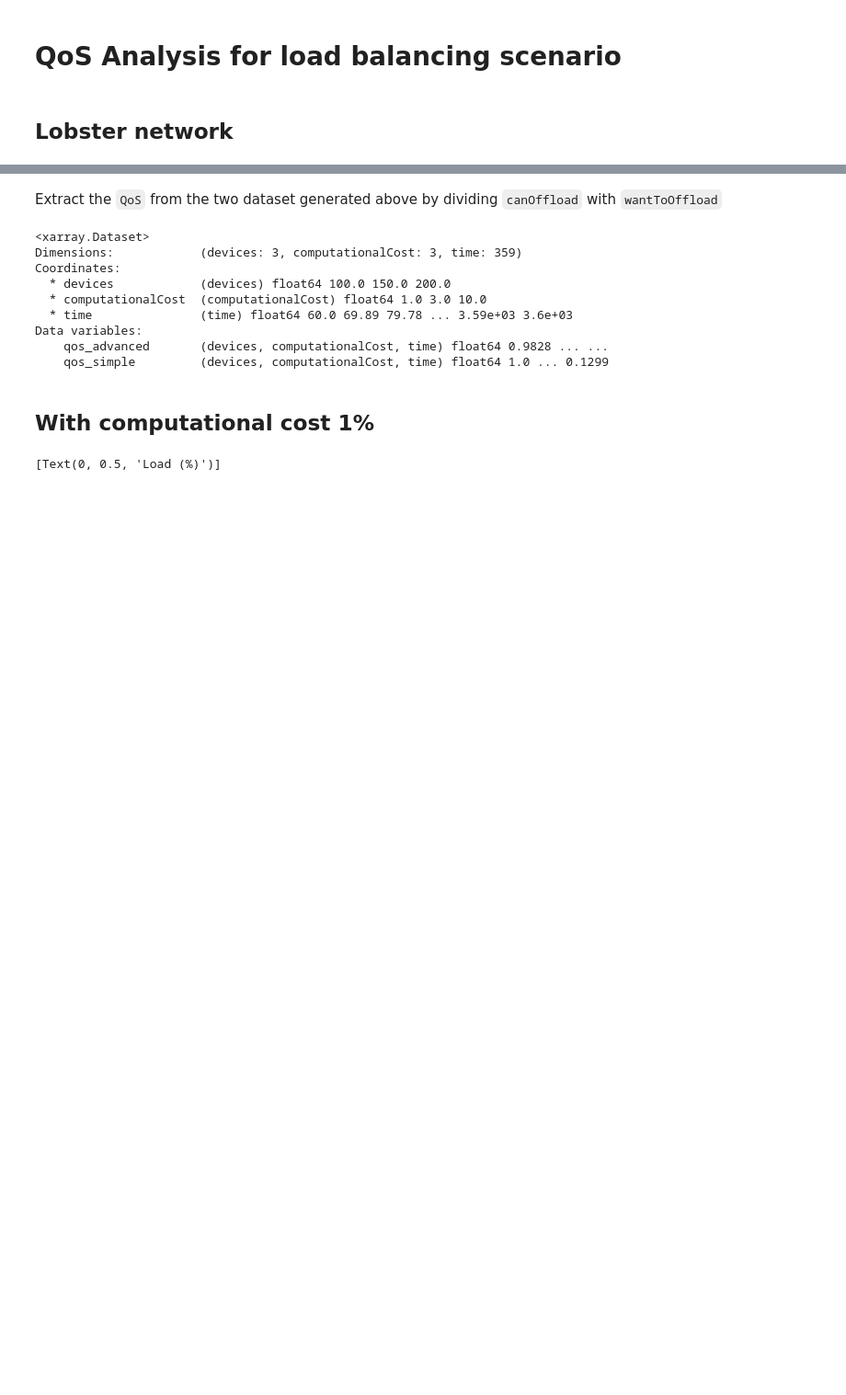
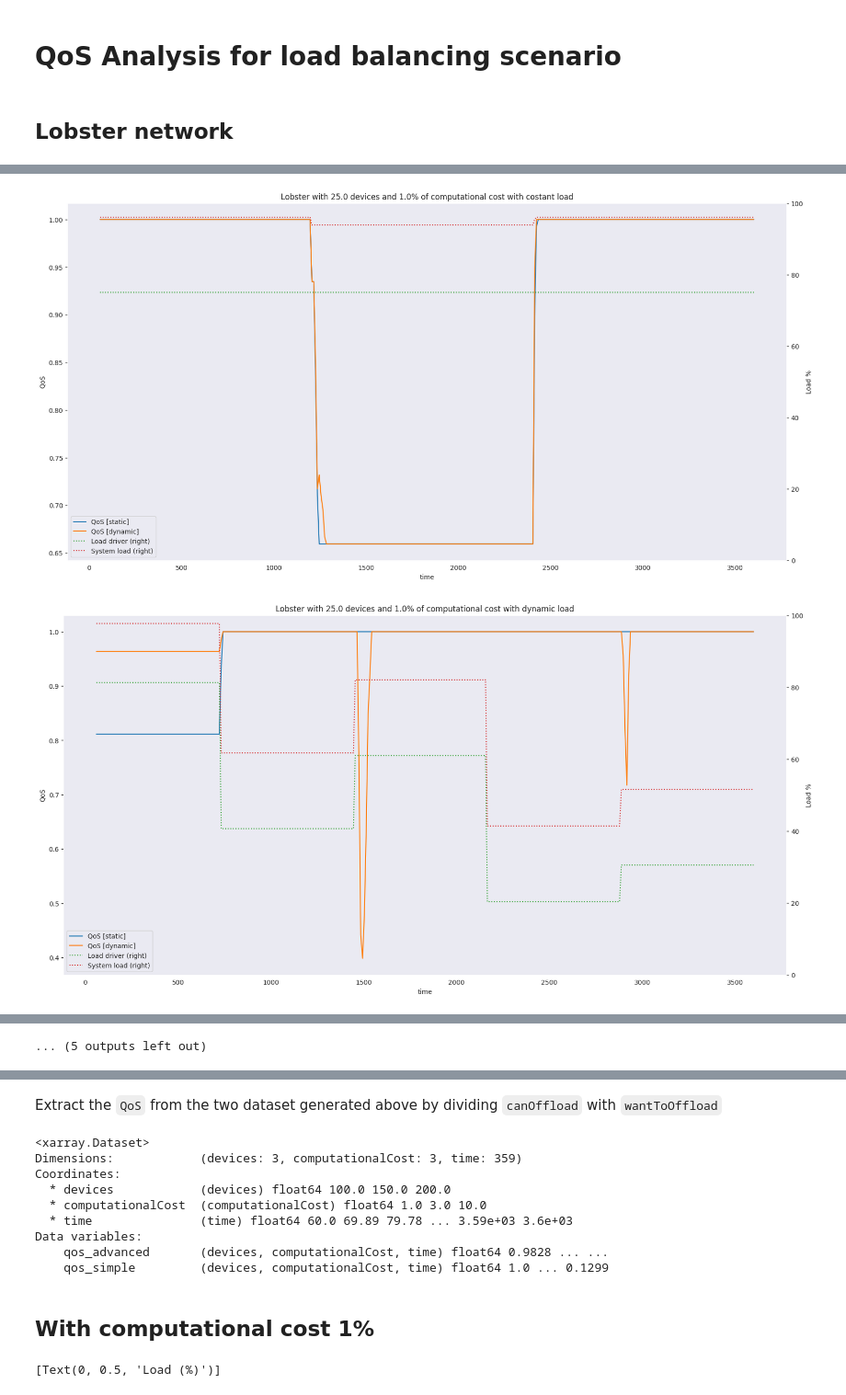
Before and after one commit to nicolasfara/reconfiguration-experiments, a Jupyter notebook: data-visualization/data-exploration.ipynb, the cells around one changed output, grey strips where cells are left out. Shown at 92% size. Cells and saved outputs as stored; diff of their text form; code cells hidden in the pictures; blank space fills up the shorter version.

```diff
--- a/data-visualization/data-exploration.ipynb
+++ b/data-visualization/data-exploration.ipynb
@@ -22,7 +23,7 @@ output_directory = '../charts/custom-charts'
 # How to name the summary of the processed data
 pickleOutput = 'data_summary'
 # Experiment prefixes: one per experiment (root of the file name)
-experiments = ['load_based_advanced_barabasi', 'load_based_simple_barabasi', 'load_based_advanced_lobster', 'load_based_simple_lobster']
+experiments = ['load_based']
 floatPrecision = '{: 0.3f}'
 # Number of time samples
 timeSamples = 359
@@ -126,5 +129,6 @@ else:
 # %% [markdown]
 ## Lobster network
 # %%
-simple_dataset = means['load_based_simple_lobster']
-advanced_dataset = means['load_based_advanced_lobster']
+dataset = means['load_based']
+stdevs = stdevs['load_based']
+dataset
@@ -130,0 +156,35 @@ advanced_dataset = means['load_based_advanced_lobster']
+# %%
+lobster = dataset.sel({"network": "lobster" }, drop=True).assign(qos=lambda x: x["canOffload[sum]"] / x["wantToOffload[sum]"])
+lobster_stdevs = stdevs.sel({"network": "lobster" }, drop=True).assign(qos=lambda x: x["canOffload[sum]"] / x["wantToOffload[sum]"])
+# %%
+def extract_values(dataset, stdevs, behaviour, computational_cost, devices, load):
+    values = dataset.sel({"behavior": behaviour, "computationalCost": computational_cost, "devices": devices, "load": load }, drop=True)["qos"].to_numpy()
+    errors = stdevs.sel({"behavior": behaviour, "computationalCost": computational_cost, "devices": devices, "load": load }, drop=True)["qos"].to_numpy()
+    plus_errors = values + errors
+    minus_errors = values - errors
+    return (values, plus_errors, minus_errors)
+# %%
+x_time = lobster['time'].to_numpy()
+
+behavior = dataset.coords["behavior"].values
+devices = dataset.coords["devices"].values
+computationalCost = dataset.coords["computationalCost"].values
+load = dataset.coords["load"].values
+
+for dev in devices:
+    for compCost in computationalCost:
+        for ld in load:
+            (simple_values, simple_plus_errors, simple_minus_errors) = extract_values(lobster, lobster_stdevs, "simple", compCost, dev, ld)
+            (advanced_values, advanced_plus_errors, advanced_minus_errors) = extract_values(lobster, lobster_stdevs, "advanced", compCost, dev, ld)
+            load_driver = lobster.sel({"behavior": bhv, "computationalCost": compCost, "devices": dev, "load": ld }, drop=True)["load[mean]"].to_numpy()
+            effective_load = lobster.sel({"behavior": bhv, "computationalCost": compCost, "devices": dev, "load": ld }, drop=True)["effectiveLoad[mean]"].to_numpy()
+            dataset_plot = pd.DataFrame({ "time": x_time, "QoS [static]": simple_values, "QoS [dynamic]": advanced_values, "Load driver": load_driver, "System load": effective_load })
+            fig, ax = plt.subplots(figsize=(20,10))
+            ax.set_title("Lobster with {0} devices and {1}% of computational cost with {2} load".format(dev, compCost, "costant" if ld == 0.0 else "dynamic"))
+            dataset_plot.plot(x="time", y=["QoS [static]", "QoS [dynamic]"], ax=ax, ylabel="QoS")
+            dataset_plot.plot(x="time", y=["Load driver", "System load"], ylabel="Load %", secondary_y = True, ax=ax,linestyle="dotted", ylim=(0, 100))
+
+matplotlib.pyplot.close()
+# %% [output]
+[figure, added]
+[figure, added]
@@ -130,0 +201 @@ advanced_dataset = means['load_based_advanced_lobster']
+... (5 outputs left out)
```
Also changed, not shown: parts of 5 cells of this notebook, 1 other file.
